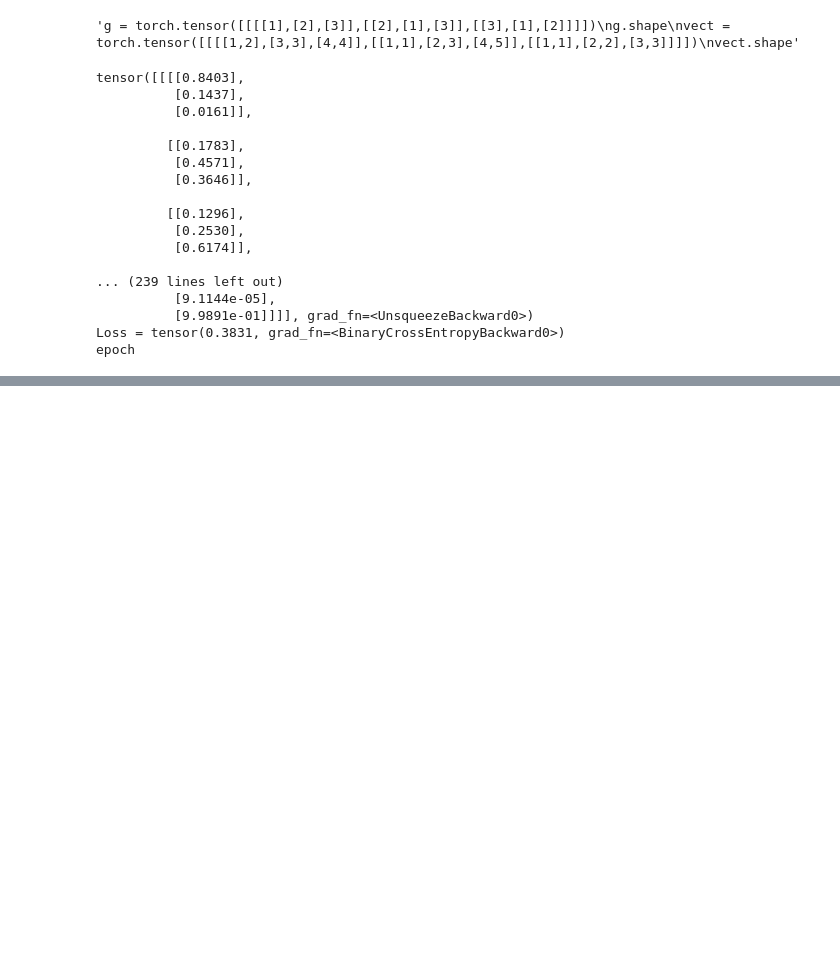
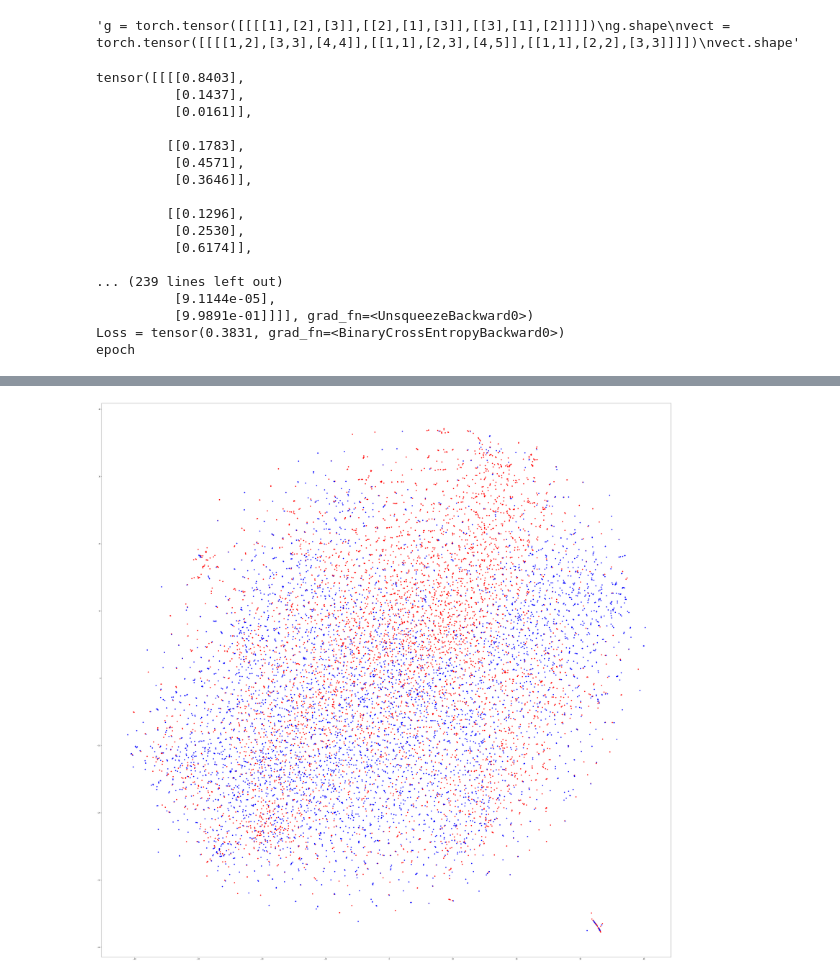
Before and after one commit to JACOBIN-SCTCS/Deep_Learning_For_NLP_IISC, a Jupyter notebook: Assignment1/word_vector_combiner.ipynb, the cells around one changed output, grey strips where cells are left out. Cells and saved outputs as stored; diff of their text form; code cells hidden in the pictures; blank space fills up the shorter version.

```diff
--- a/Assignment1/word_vector_combiner.ipynb
+++ b/Assignment1/word_vector_combiner.ipynb
@@ -68,0 +106,76 @@ epoch
+# %%
+from gensim import models
+import json
+import numpy as np
+import matplotlib.pyplot as plt
+from sklearn.manifold import TSNE
+EMBED_DIM = 300
+
+def get_embeddings_average():
+
+
+
+
+    average_embeddings = []
+    labels = []
+
+
+    word2vec = models.KeyedVectors.load_word2vec_format('./GoogleNews-vectors-negative300.bin',binary=True)
+
+
+    f = open("./train.jsonl",'r')
+
+    for review in f:
+
+        json_review = json.loads(review)
+        labels.append(json_review["sentiment"])
+
+        sentence_tensor = []
+
+        for word in json_review["text"].split():
+
+            word_embedding = np.zeros((300,))
+
+            try :
+                word2vec_vector =  word2vec.get_vector(word)
+            except:
+                word2vec_vector = np.zeros((EMBED_DIM,))
+            word_embedding += word2vec_vector
+
+
+            sentence_tensor.append(word_embedding)
+        sentence_tensor = np.stack(sentence_tensor)
+        sentence_average_tensor = np.mean(sentence_tensor,axis=0)
+        average_embeddings.append(sentence_average_tensor)
+
+    #average_embeddings = torch.stack(average_embeddings)
+    labels = np.array(labels)
+
+    return (average_embeddings,labels)
+
+
+
+def  plot_tsne(embeddings,labels):
+    tsne_model = TSNE(perplexity=40, n_components=2, init='pca', n_iter=2500, random_state=23)
+    embeddings_new_values = tsne_model.fit_transform(embeddings)
+
+    x = []
+    y = []
+
+    for value in embeddings_new_values :
+        x.append(value[0])
+        y.append(value[1])
+
+    plt.figure(figsize=(64,64))
+    for i in range(len(x)):
+        if(labels[i]==1):
+            plt.scatter(x[i],y[i],color="r")
+        else:
+            plt.scatter(x[i],y[i],color ="b")
+    plt.show()
+
+
+avg_embedddings, labels = get_embeddings_average()
+plot_tsne(avg_embedddings,labels)
+# %% [output]
+[figure, added]
```
Also changed, not shown: parts of 4 cells of this notebook, 1 other file.
